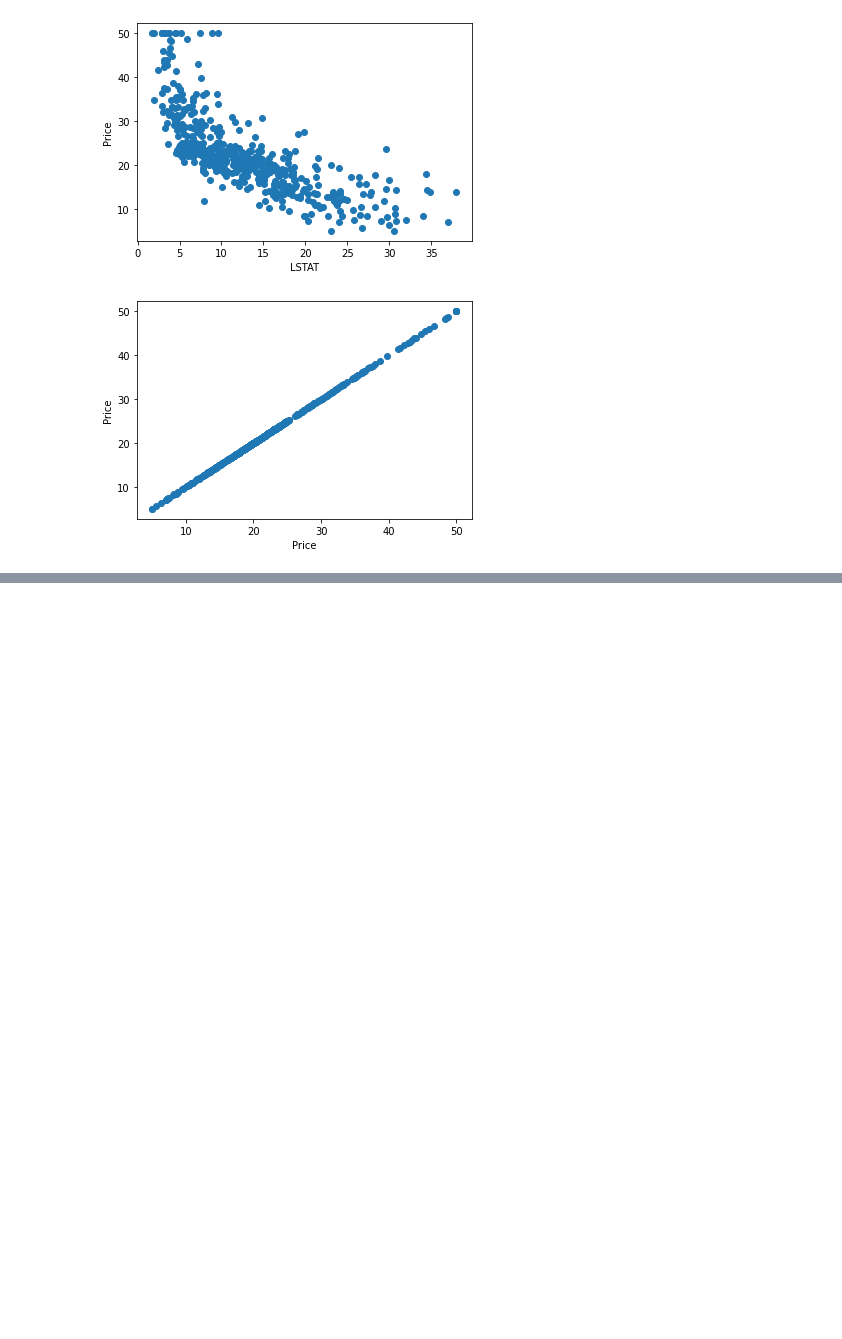
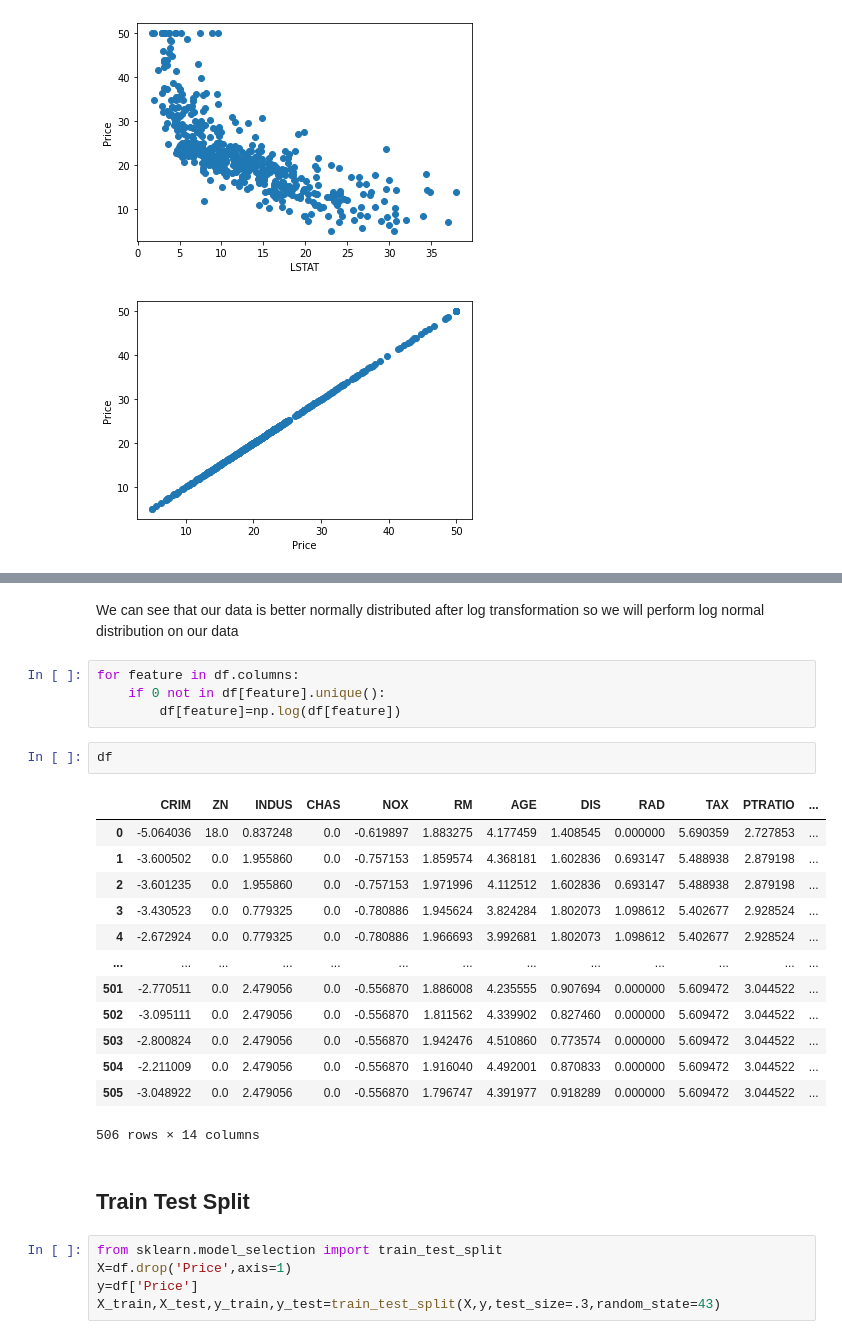
Before and after one commit to shiv0112/boston_random_forest, a Jupyter notebook: notebooks/boston_rndm_forest.ipynb, the cells around one changed output, grey strips where cells are left out. Cells and saved outputs as stored; diff of their text form; blank space fills up the shorter version.

```diff
--- a/notebooks/boston_rndm_forest.ipynb
+++ b/notebooks/boston_rndm_forest.ipynb
@@ -213,0 +280,29 @@ for features in cont_features:
+# %% [markdown]
+We can see that our data is better normally distributed after log transformation so we will perform log normal distribution on our data
+# %%
+for feature in df.columns:
+    if 0 not in df[feature].unique():
+        df[feature]=np.log(df[feature])
+# %%
+df
+# %% [output]
+|  | CRIM | ZN | INDUS | CHAS | NOX | RM | AGE | DIS | RAD | TAX | PTRATIO | ... |
+| 0 | -5.064036 | 18.0 | 0.837248 | 0.0 | -0.619897 | 1.883275 | 4.177459 | 1.408545 | 0.000000 | 5.690359 | 2.727853 | ... |
+| 1 | -3.600502 | 0.0 | 1.955860 | 0.0 | -0.757153 | 1.859574 | 4.368181 | 1.602836 | 0.693147 | 5.488938 | 2.879198 | ... |
+| 2 | -3.601235 | 0.0 | 1.955860 | 0.0 | -0.757153 | 1.971996 | 4.112512 | 1.602836 | 0.693147 | 5.488938 | 2.879198 | ... |
+| 3 | -3.430523 | 0.0 | 0.779325 | 0.0 | -0.780886 | 1.945624 | 3.824284 | 1.802073 | 1.098612 | 5.402677 | 2.928524 | ... |
+| 4 | -2.672924 | 0.0 | 0.779325 | 0.0 | -0.780886 | 1.966693 | 3.992681 | 1.802073 | 1.098612 | 5.402677 | 2.928524 | ... |
+| ... | ... | ... | ... | ... | ... | ... | ... | ... | ... | ... | ... | ... |
+| 501 | -2.770511 | 0.0 | 2.479056 | 0.0 | -0.556870 | 1.886008 | 4.235555 | 0.907694 | 0.000000 | 5.609472 | 3.044522 | ... |
+| 502 | -3.095111 | 0.0 | 2.479056 | 0.0 | -0.556870 | 1.811562 | 4.339902 | 0.827460 | 0.000000 | 5.609472 | 3.044522 | ... |
+| 503 | -2.800824 | 0.0 | 2.479056 | 0.0 | -0.556870 | 1.942476 | 4.510860 | 0.773574 | 0.000000 | 5.609472 | 3.044522 | ... |
+| 504 | -2.211009 | 0.0 | 2.479056 | 0.0 | -0.556870 | 1.916040 | 4.492001 | 0.870833 | 0.000000 | 5.609472 | 3.044522 | ... |
+| 505 | -3.048922 | 0.0 | 2.479056 | 0.0 | -0.556870 | 1.796747 | 4.391977 | 0.918289 | 0.000000 | 5.609472 | 3.044522 | ... |
+506 rows × 14 columns
+# %% [markdown]
+## Train Test Split
+# %%
+from sklearn.model_selection import train_test_split
+X=df.drop('Price',axis=1)
+y=df['Price']
+X_train,X_test,y_train,y_test=train_test_split(X,y,test_size=.3,random_state=43)
```
Also changed, not shown: parts of 35 cells of this notebook.
